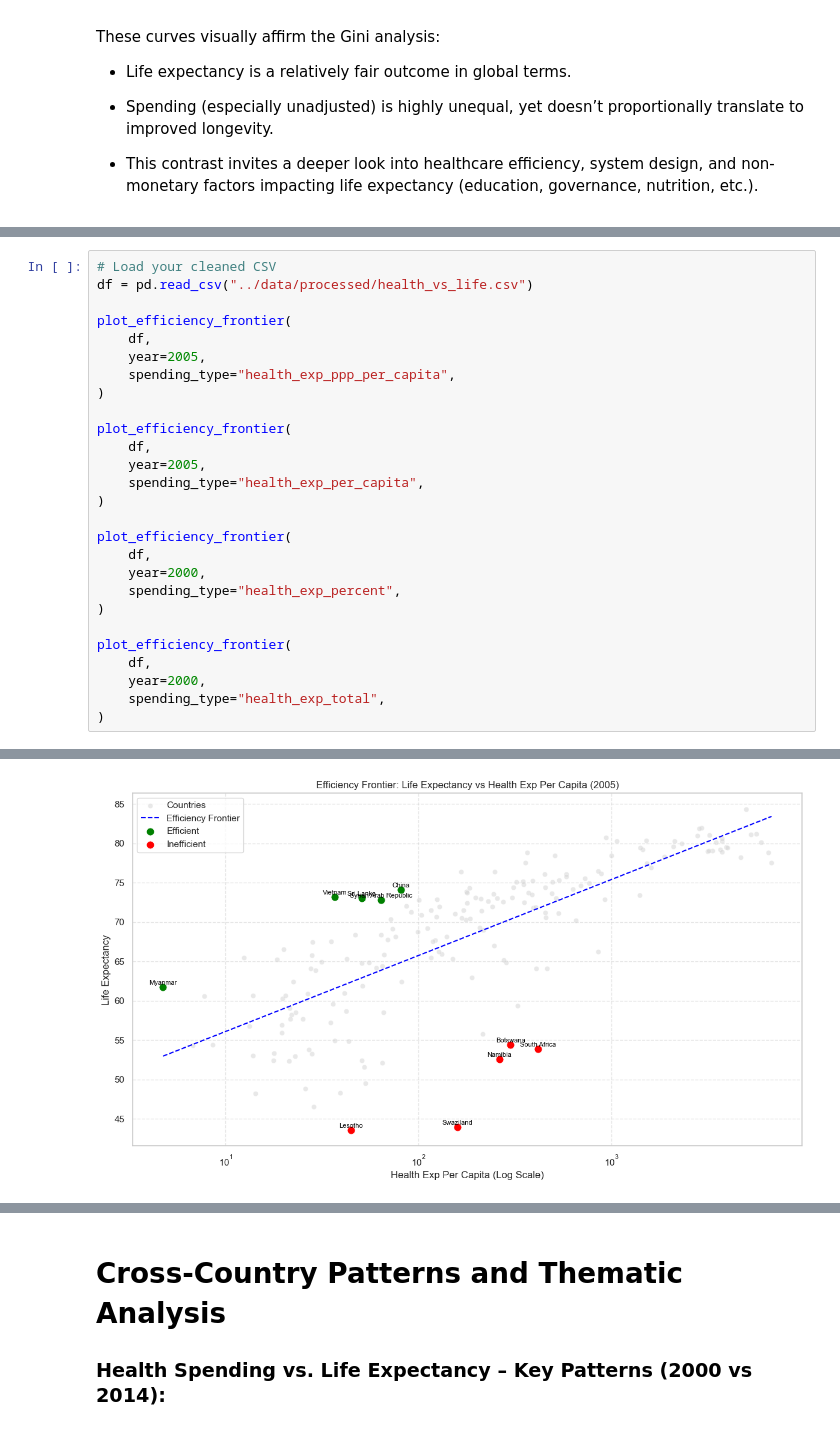
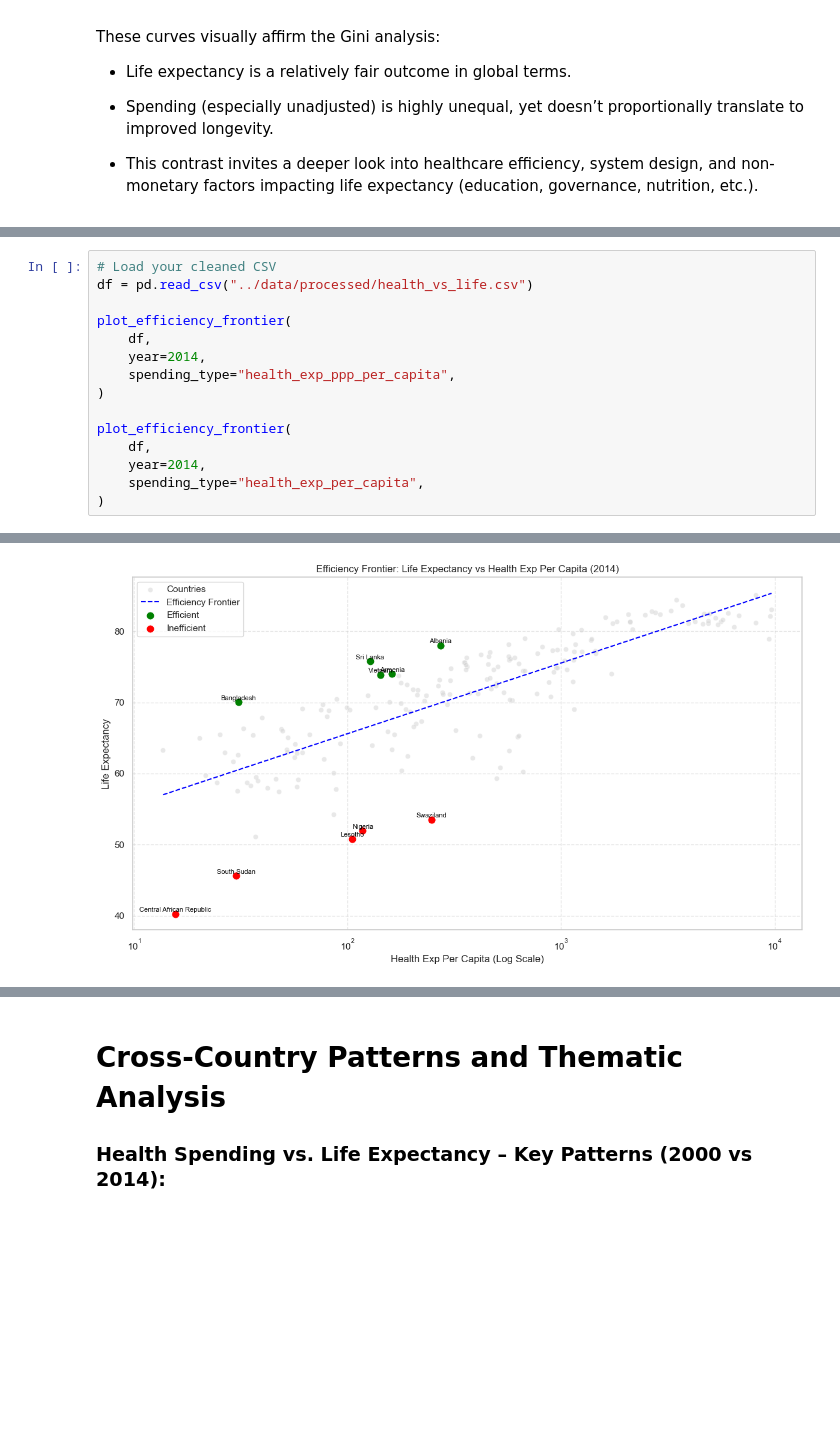
Before and after one commit to AgricolaC/health-vs-wealth-eda, a Jupyter notebook: notebooks/eda_health_vs_life.ipynb, the cells around one changed output, grey strips where cells are left out. Cells and saved outputs as stored; diff of their text form; blank space fills up the shorter version.

```diff
--- a/notebooks/eda_health_vs_life.ipynb
+++ b/notebooks/eda_health_vs_life.ipynb
@@ -612,25 +617,13 @@ df = pd.read_csv("../data/processed/health_vs_life.csv")
 
 plot_efficiency_frontier(
     df,
-    year=2005,
+    year=2014,
     spending_type="health_exp_ppp_per_capita",
 )
 
 plot_efficiency_frontier(
     df,
-    year=2005,
+    year=2014,
     spending_type="health_exp_per_capita",
 )
-
-plot_efficiency_frontier(
-    df,
-    year=2000,
-    spending_type="health_exp_percent",
-)
-
-plot_efficiency_frontier(
-    df,
-    year=2000,
-    spending_type="health_exp_total",
-)
 # %% [output]
@@ -638 +631 @@ plot_efficiency_frontier(
-[figure, old version]
+[figure, new version]
```
Also changed, not shown: parts of 8 cells of this notebook.
